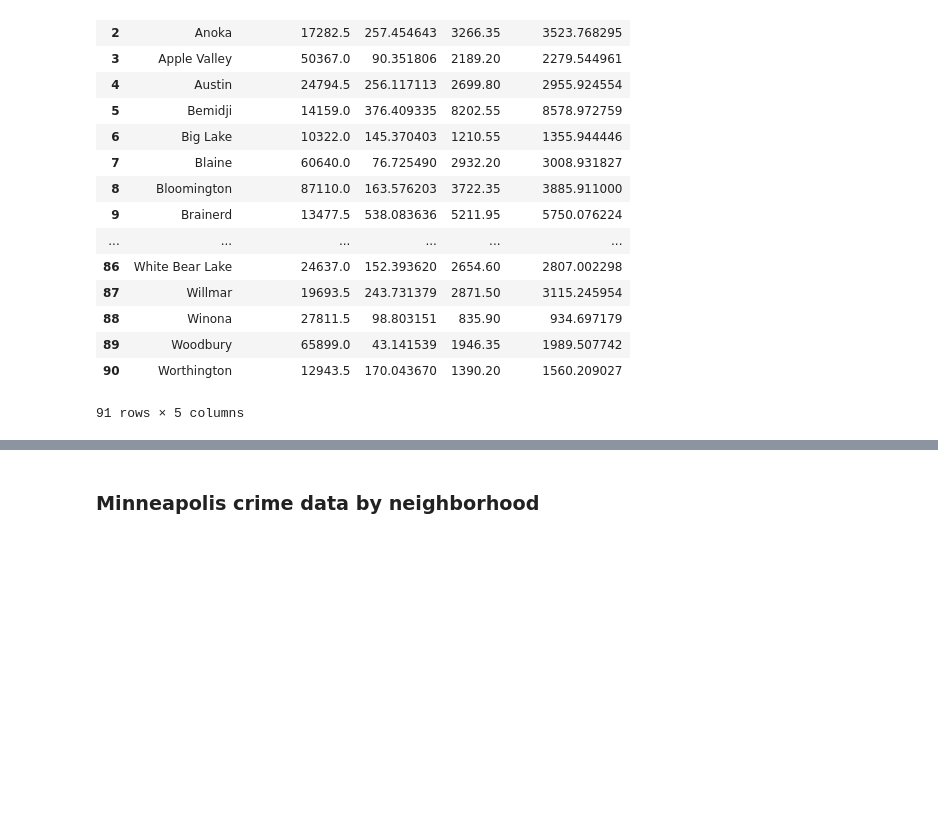
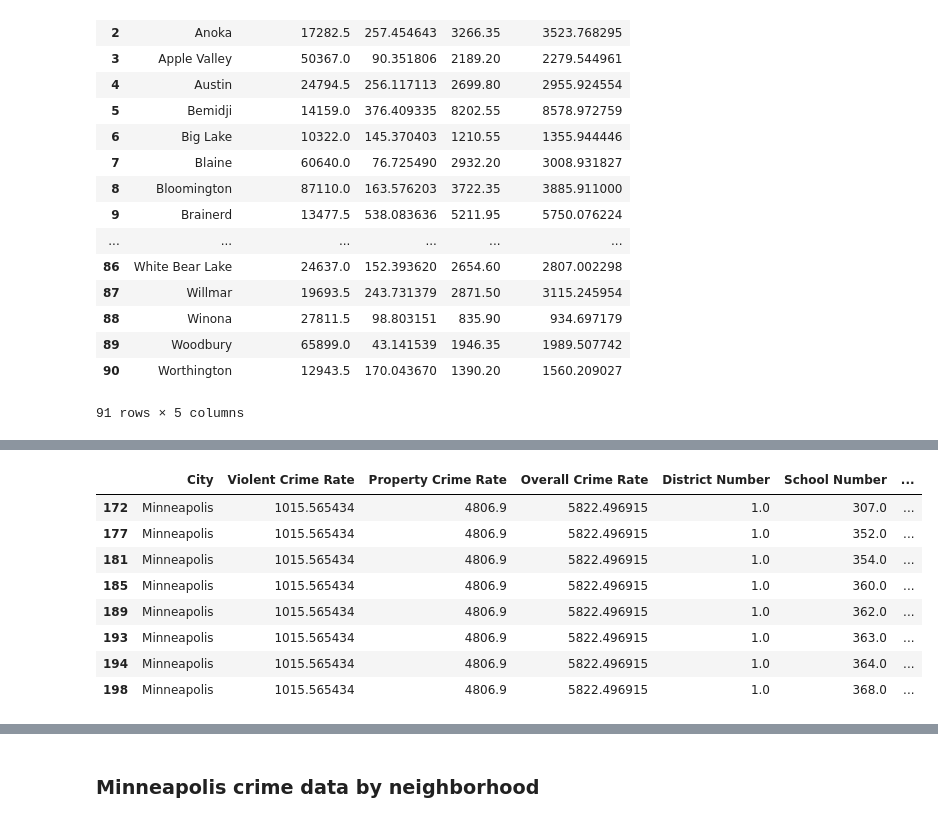
Before and after one commit to alvern/Group_Project_Grad_Rates, a Jupyter notebook: Jack_Notebook.ipynb, the cells around one changed output, grey strips where cells are left out. Cells and saved outputs as stored; diff of their text form; code cells hidden in the pictures; blank space fills up the shorter version.

```diff
--- a/Jack_Notebook.ipynb
+++ b/Jack_Notebook.ipynb
@@ -278,0 +283,19 @@ crime_df
+# %%
+school_crime.drop_duplicates(inplace=True)
+
+min_cohort = 50
+
+school_crime = school_crime.copy().loc[(school_crime['School Name'].str.contains(' - SWS') == False) &
+                                        (school_crime['Four Year Total'] >= min_cohort)]
+
+school_crime.loc[school_crime['City'] == 'Minneapolis']
+# %% [output]
+|  | City | Violent Crime Rate | Property Crime Rate | Overall Crime Rate | District Number | School Number | ... |
+| 172 | Minneapolis | 1015.565434 | 4806.9 | 5822.496915 | 1.0 | 307.0 | ... |
+| 177 | Minneapolis | 1015.565434 | 4806.9 | 5822.496915 | 1.0 | 352.0 | ... |
+| 181 | Minneapolis | 1015.565434 | 4806.9 | 5822.496915 | 1.0 | 354.0 | ... |
+| 185 | Minneapolis | 1015.565434 | 4806.9 | 5822.496915 | 1.0 | 360.0 | ... |
+| 189 | Minneapolis | 1015.565434 | 4806.9 | 5822.496915 | 1.0 | 362.0 | ... |
+| 193 | Minneapolis | 1015.565434 | 4806.9 | 5822.496915 | 1.0 | 363.0 | ... |
+| 194 | Minneapolis | 1015.565434 | 4806.9 | 5822.496915 | 1.0 | 364.0 | ... |
+| 198 | Minneapolis | 1015.565434 | 4806.9 | 5822.496915 | 1.0 | 368.0 | ... |
```
Also changed, not shown: parts of 16 cells of this notebook.
